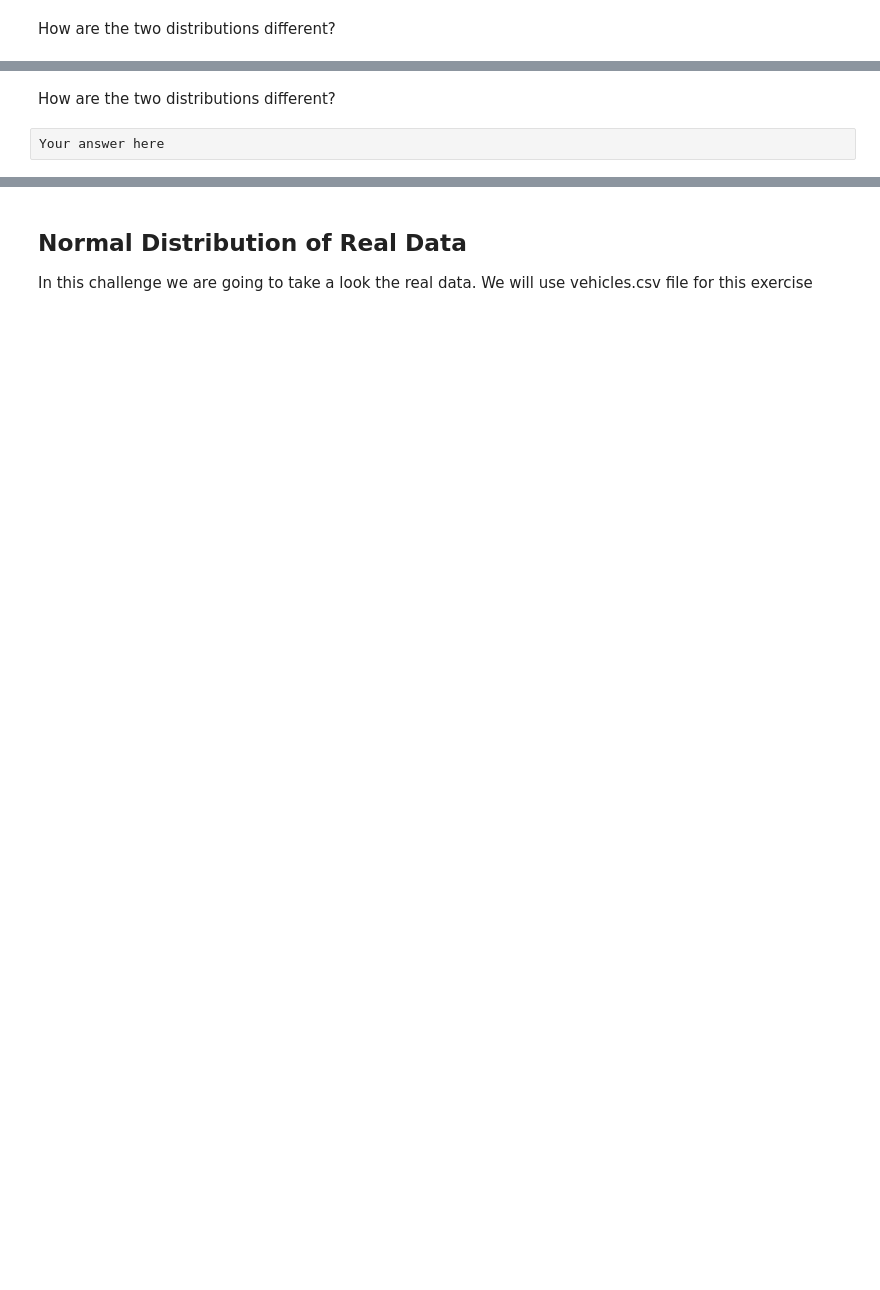
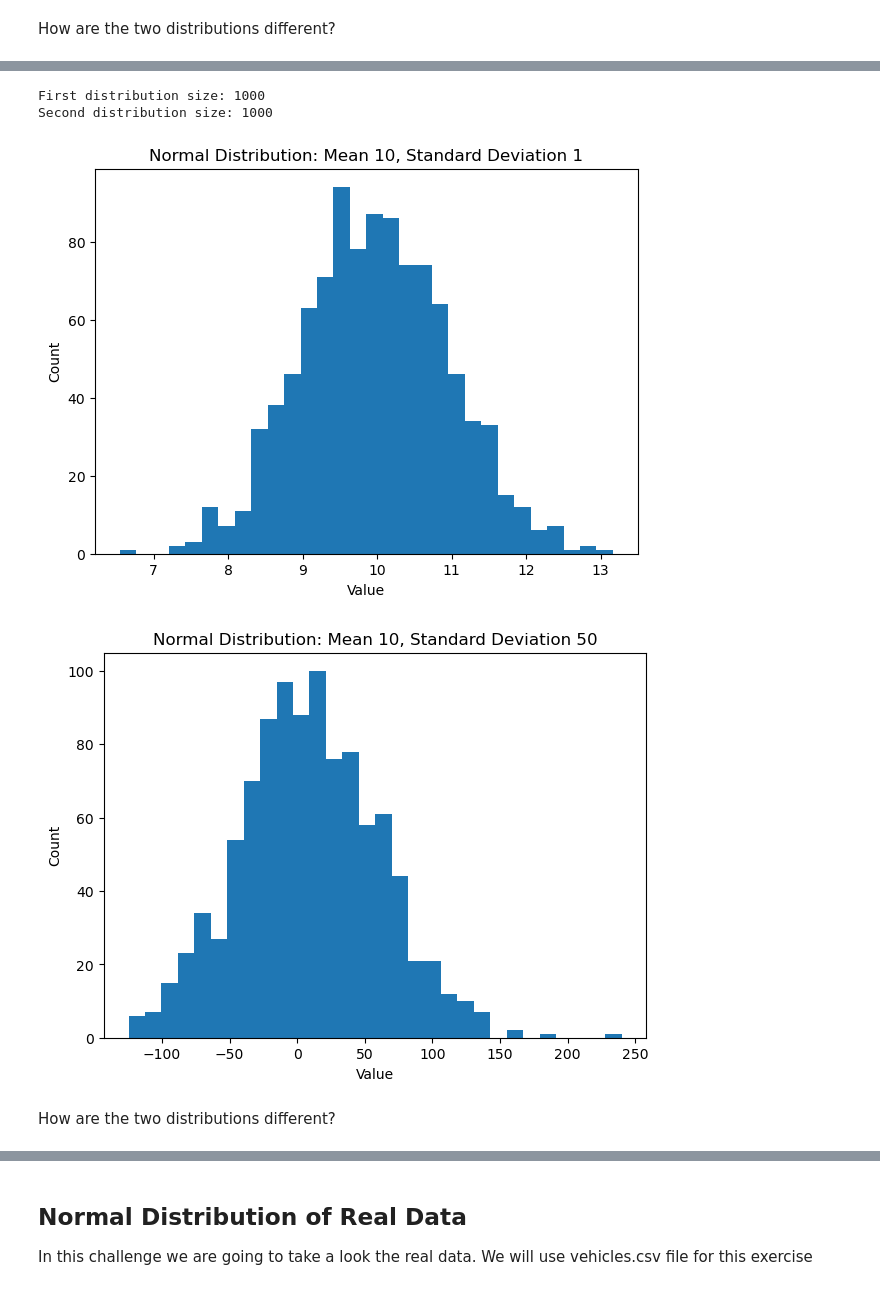
Before and after one commit to ironhack-labs/lab-continuous-probability-distributions-en, a Jupyter notebook: your-code/main.ipynb, the cells around one changed output, grey strips where cells are left out. Drawn from its saved outputs; the diff is of its cells as text; code cells hidden in the pictures; blank space fills up the shorter version.

```diff
--- a/your-code/main.ipynb
+++ b/your-code/main.ipynb
@@ -83,4 +162,53 @@ from scipy.stats import norm
+# %%
+# GENERATE TWO NORMAL DISTRIBUTIONS
+
+# - Generate 1000 values with mean 10 and std 1
+# - Generate 1000 values with mean 10 and std 50
+
+normal_1 = generate_normal(
+    mean=10,
+    std=1,
+    count=1000
+)
+
+normal_2 = generate_normal(
+    mean=10,
+    std=50,
+    count=1000
+)
+
+print("First distribution size:", len(normal_1))
+print("Second distribution size:", len(normal_2))
+# %% [output]
+First distribution size: 1000
+Second distribution size: 1000
+# %%
+# PLOT THE NORMAL DISTRIBUTIONS
+
+# - Plot the first normal distribution
+# - Plot the second normal distribution
+# - Compare their centers and spreads
+
+plt.figure(figsize=(7, 5))
+plt.hist(normal_1, bins=30)
+
+plt.xlabel("Value")
+plt.ylabel("Count")
+plt.title("Normal Distribution: Mean 10, Standard Deviation 1")
+
+plt.show()
+
+
+plt.figure(figsize=(7, 5))
+plt.hist(normal_2, bins=30)
+
+plt.xlabel("Value")
+plt.ylabel("Count")
+plt.title("Normal Distribution: Mean 10, Standard Deviation 50")
+
+plt.show()
+# %% [output]
+[figure, added]
+[figure, added]
 # %% [markdown]
 How are the two distributions different?
-# %% [raw]
-Your answer here
```
Also changed, not shown: parts of 48 cells of this notebook.
